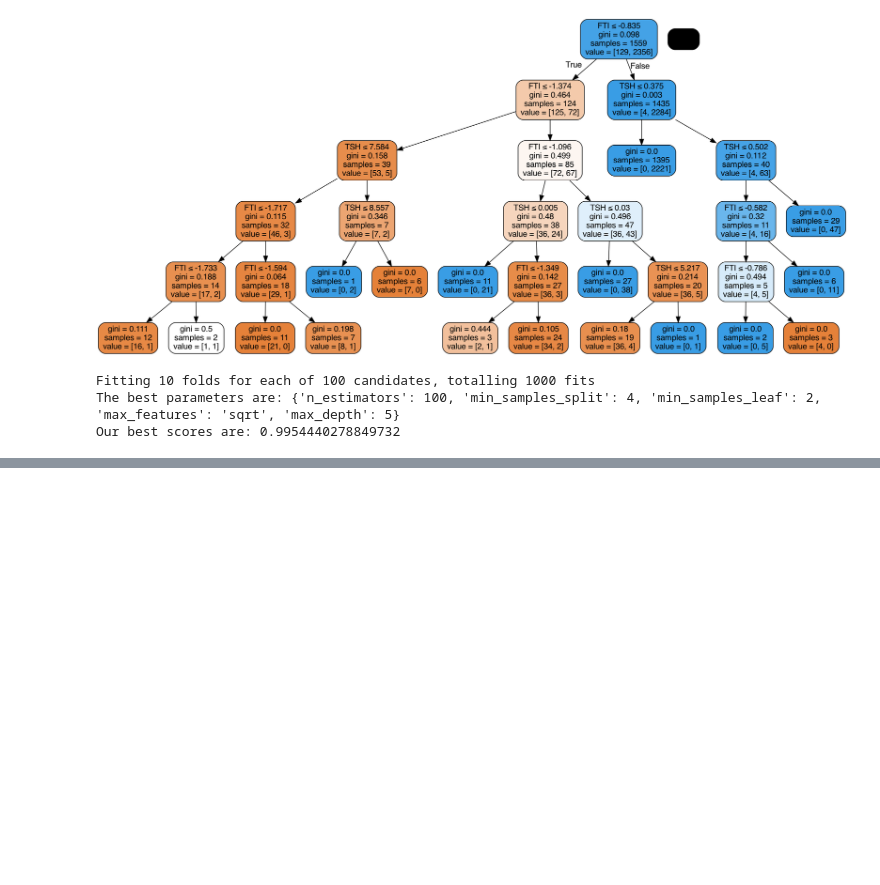
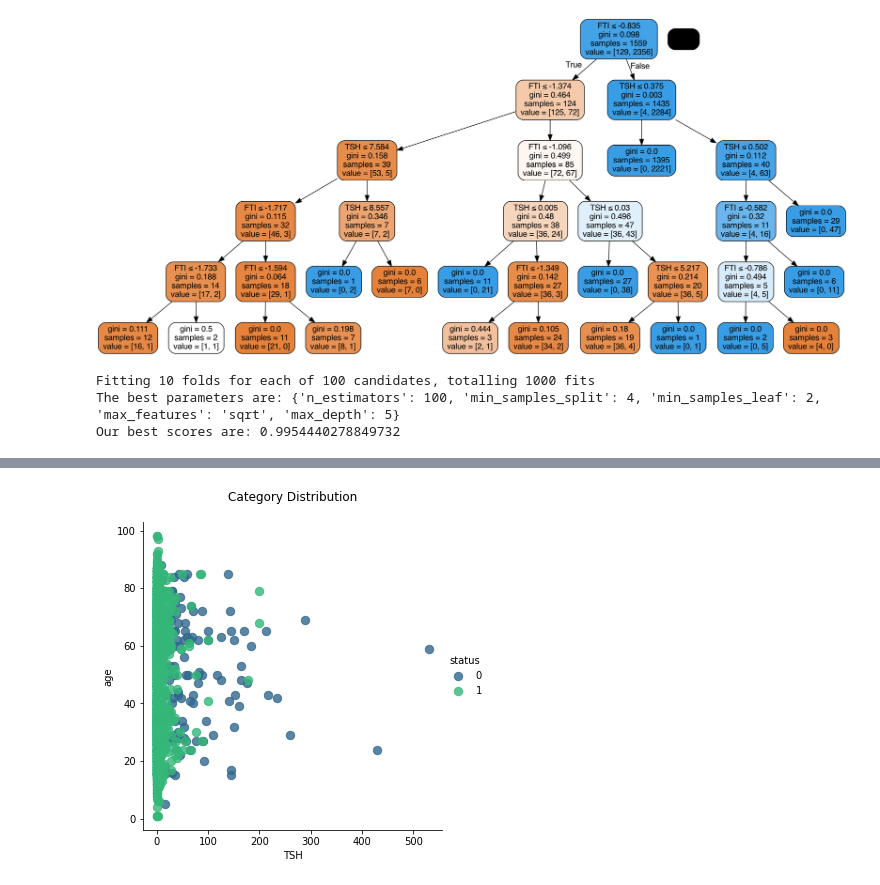
Before and after one commit to stogaja/Python-ML-Projects, a Jupyter notebook: Decision-Trees-&-SVM-Nairobi-Hospital/app.ipynb, the cells around one changed output, grey strips where cells are left out. Cells and saved outputs as stored; diff of their text form; code cells hidden in the pictures; blank space fills up the shorter version.

```diff
--- a/Decision-Trees-&-SVM-Nairobi-Hospital/app.ipynb
+++ b/Decision-Trees-&-SVM-Nairobi-Hospital/app.ipynb
@@ -1008,0 +1259,6 @@ Random_Forest_Classifier(X1_train, X1_test, y1_train, y1_test, leaf, maxf, estim
+# %%
+# let's see the distribution of categories
+
+Desired_Features_Plot('TSH', 'age', Hypothyroid, 'status', 'viridis')
+# %% [output]
+[figure, added]
```
Also changed, not shown: parts of 9 cells of this notebook.
